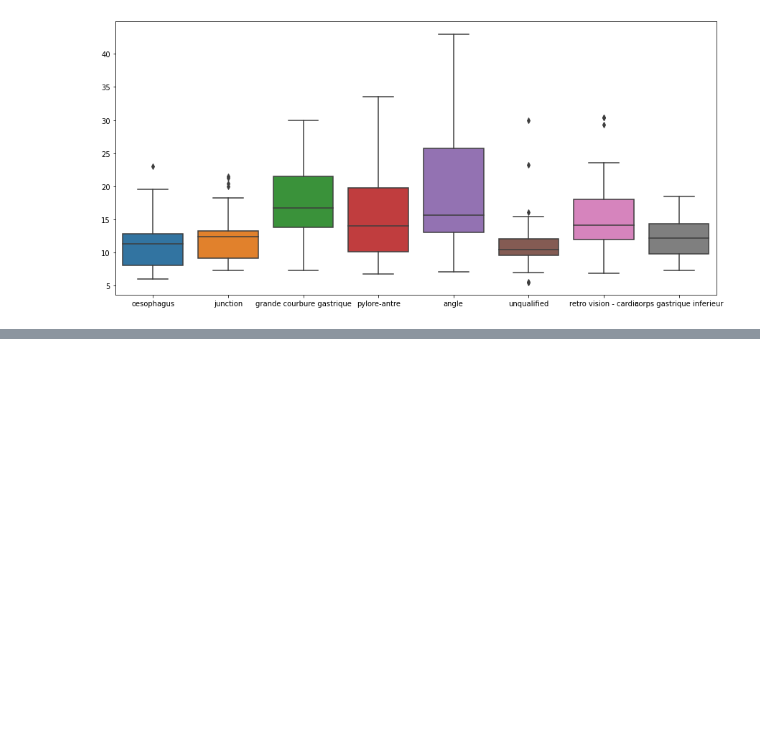
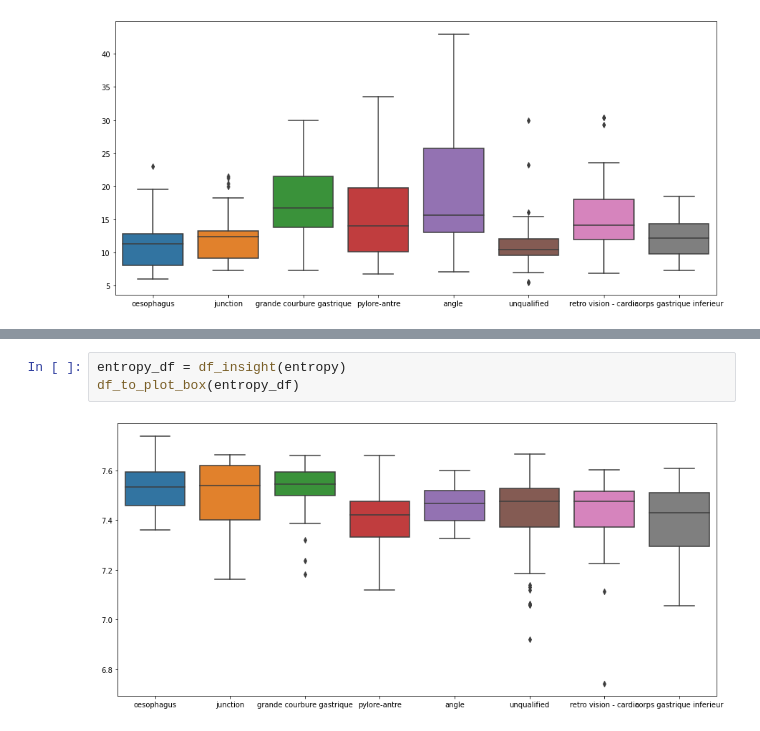
Before and after one commit to khookh/Endoscopic-Image-Classification, a Jupyter notebook: DataInsights/data_exploration.ipynb, the cells around one changed output, grey strips where cells are left out. Drawn from its saved outputs; the diff is of its cells as text; blank space fills up the shorter version.

```diff
--- a/DataInsights/data_exploration.ipynb
+++ b/DataInsights/data_exploration.ipynb
@@ -192,2 +200,7 @@ df_to_plot_box(uniformity_df)
+# %%
+entropy_df = df_insight(entropy)
+df_to_plot_box(entropy_df)
+# %% [output]
+[figure, added]
 # %%
 mean_hue_df = df_insight(mean_hue)
```
Also changed, not shown: parts of 9 cells of this notebook.
